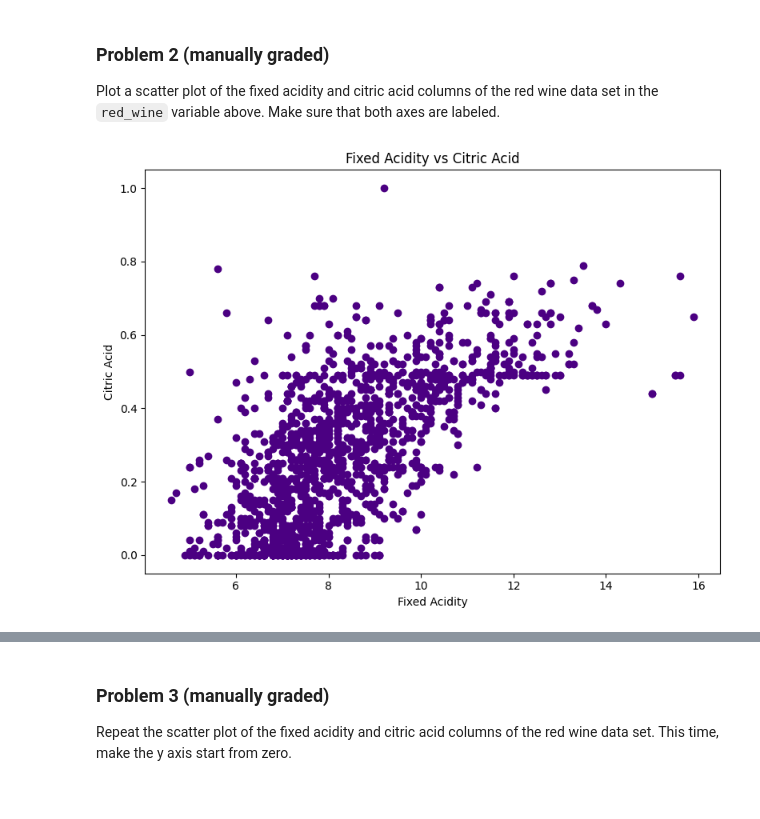
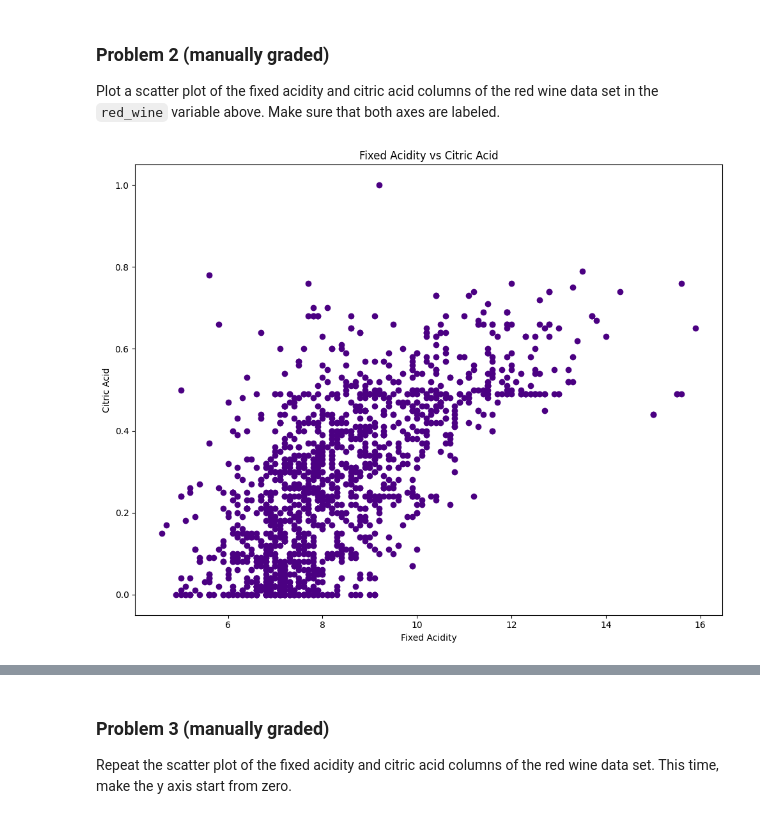
Before and after one commit to garikapativineet/dx602-homework-10, a Jupyter notebook: homework.ipynb, the cells around one changed output, grey strips where cells are left out. Saved outputs shown, nothing was run; the diff lists cells and outputs as text; code cells hidden in the pictures.

```diff
--- a/homework.ipynb
+++ b/homework.ipynb
@@ -65,15 +65,15 @@ Plot a scatter plot of the fixed acidity and citric acid columns of the red wine
 Make sure that both axes are labeled.
 # %%
 # YOUR CHANGES HERE
-plt.figure(figsize=(8,6))
+plt.figure(figsize=(10,8))
 plt.scatter(red_wine["fixed acidity"], red_wine["citric acid"], color ="indigo")
 plt.xlabel("Fixed Acidity")
 plt.ylabel("Citric Acid")
 plt.title("Fixed Acidity vs Citric Acid")
 plt.tight_layout()
 plt.show()
 # %% [output]
-[figure, old version]
+[figure, new version]
 # %% [markdown]
 <div style="page-break-after: always;"></div>
 # %% [markdown]
```
Also changed, not shown: parts of 8 cells of this notebook.
